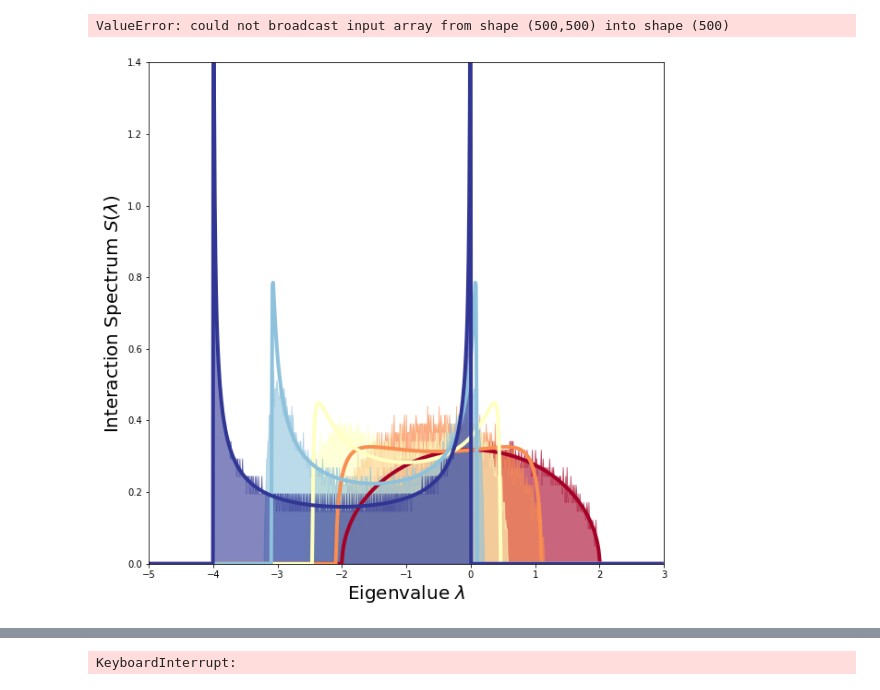
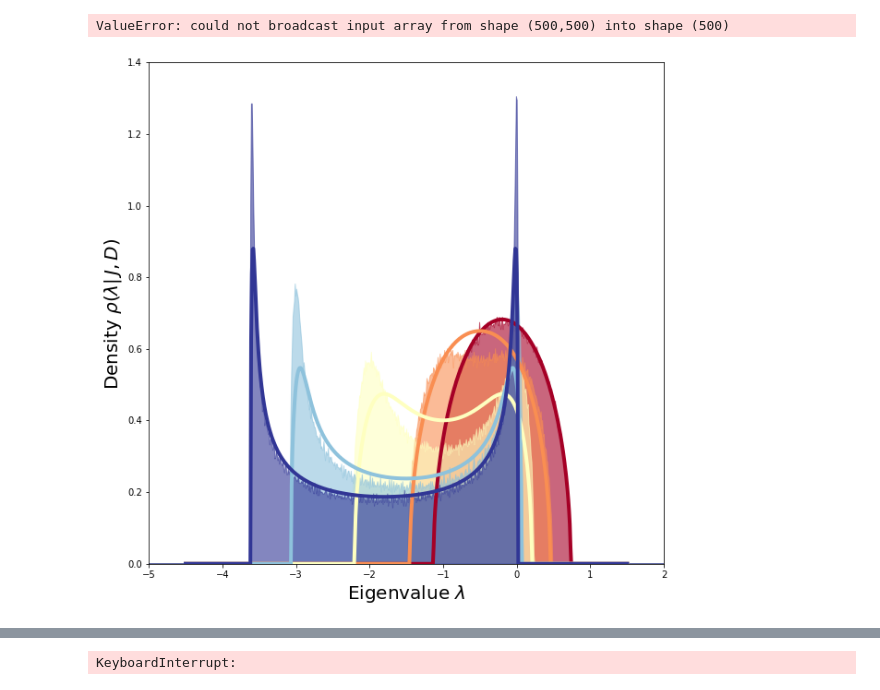
Before and after one commit to gszep/Equlibrium-and-Dynamics-of-the-Spherical-Model, a Jupyter notebook: figures.ipynb, the cells around one changed output, grey strips where cells are left out. Saved outputs shown, nothing was run; the diff lists cells and outputs as text; code cells hidden in the pictures.

```diff
--- a/figures.ipynb
+++ b/figures.ipynb
@@ -10,13 +10,13 @@ from matplotlib.pyplot import *
 def getLambda(n,p,mu):
 
     X = argmax( multinomial(1,[p/2,1-p,p/2],size=(n,n)), axis=-1) - 1
-    J = (triu(X)+triu(X,k=1).T)/sqrt(n*p)
+    J = (triu(X)+triu(X,k=1).T)/sqrt(4*n*p)
 
     k = circulant([-2,1]+(n-3)*[0]+[1])
     # L = kron(k,eye(int(sqrt(n)))) + kron(eye(int(sqrt(n))),k)
     L = k
 
-    J = J*(1-mu) + mu*L
+    J = J*mu + (1-mu)*L
     return eigh(J,eigvals_only=True)
 
 # arcsine distribution
@@ -62,35 +62,36 @@ ValueError: could not broadcast input array from shape (500,500) into shape (500
 # %%
 # calculate it
 Lambda = []
-for mu in [0.0,0.25,0.5,0.75,1.0] :
-    Lambda += [[ getLambda(64**2,1.0,mu) for _ in xrange(1) ]]
+for mu in [0.1,0.25,0.5,0.75,0.9][::-1] :
+    Lambda += [[ getLambda(64**2,0.5,mu) for _ in xrange(5) ]]
 # %%
 # modified mckay distribution
-def K(x,mu,delta=1e-5):
-    x = x - 2*mu + 2
+# def K(x,mu,delta=1e-5):
+#     x = x - 2*mu + 2
 
-    s = (mu-1.0/2.0)**2 + 3.0/4.0
-    x = x / s**(1.1)
-    if abs(x)<2-delta:
-        return sqrt(4.0-x**2) / (2*pi) / ( 2-mu-(mu-1)/(mu-2)*x**2 ) / s
-    else :
-        return 0.0
-K = vectorize(K)
+#     s = (mu-1.0/2.0)**2 + 3.0/4.0
+#     x = x / s**(1.1)
+#     if abs(x)<2-delta:
+#         return sqrt(4.0-x**2) / (2*pi) / ( 2-mu-(mu-1)/(mu-2)*x**2 ) / s
+#     else :
+#         return 0.0
+# K = vectorize(K)
 
 # show us
 figure(figsize=(10,10))
 x = arange(-9,3,0.01)
 for i,mu in enumerate([0.0,0.25,0.5,0.75,1.0]) :
 
     x,y,dx = density(x,Lambda[i])
     color=cm.RdYlBu(mu)
     fill_between(x,y,alpha=0.6,color=color)
-    plot(x,K(x,1-mu),color=color,linewidth=4)
+    qwerty = yyy[::-1][i]
+    plot(arange(-4.5,1.51,0.01),qwerty/sum(qwerty*0.01),color=color,linewidth=4)
 
 
-xlim(-5,3)
+xlim(-5,2)
 ylim(0,1.4)
 xlabel(r'Eigenvalue $\lambda$',fontsize=20)
-ylabel(r'Interaction Spectrum $S(\lambda)$ ',fontsize=20);
+ylabel(r'Density $\rho(\lambda|\,J,D)$ ',fontsize=20);
 # %% [output]
-[figure, old version]
+[figure, new version]
```
Also changed, not shown: parts of 4 cells of this notebook, 15 other files.
